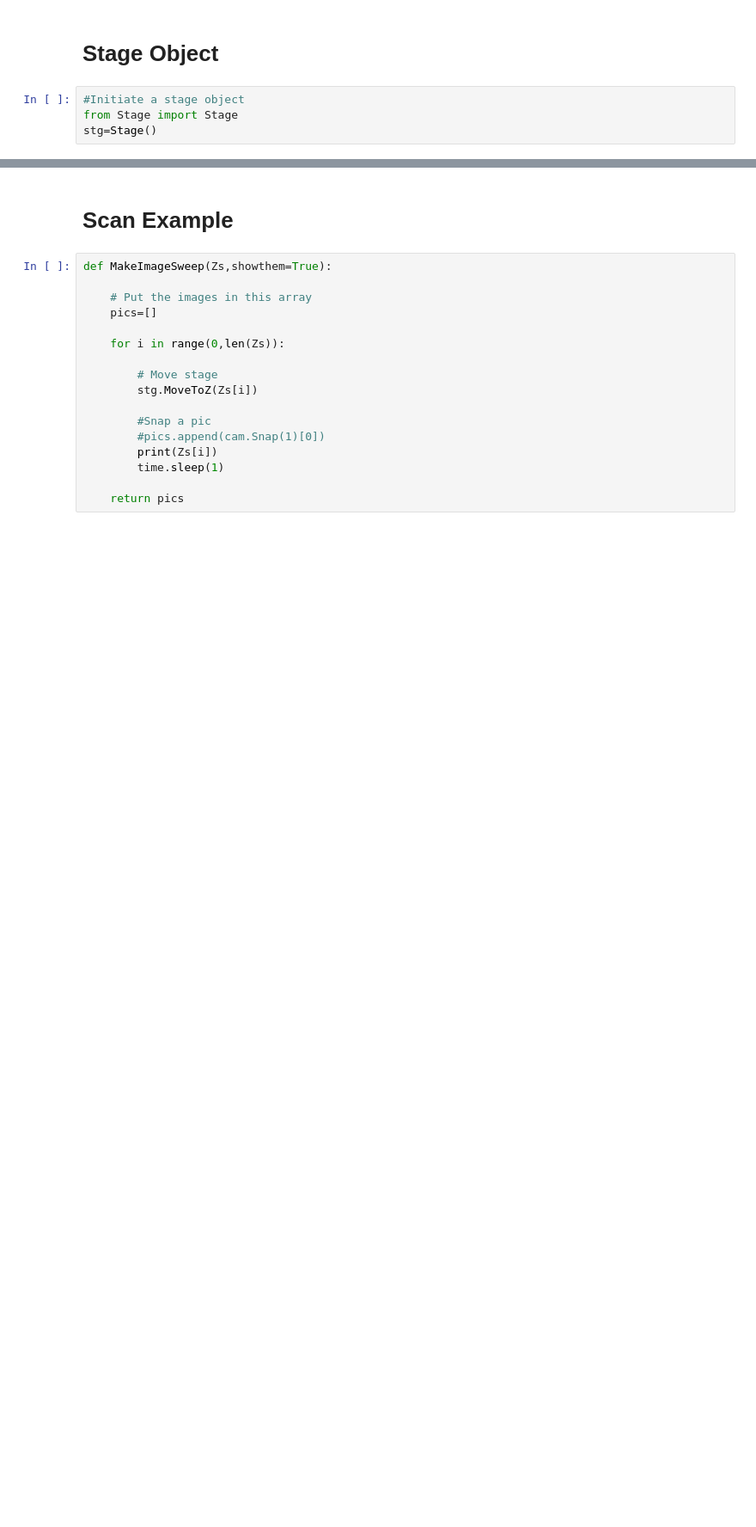
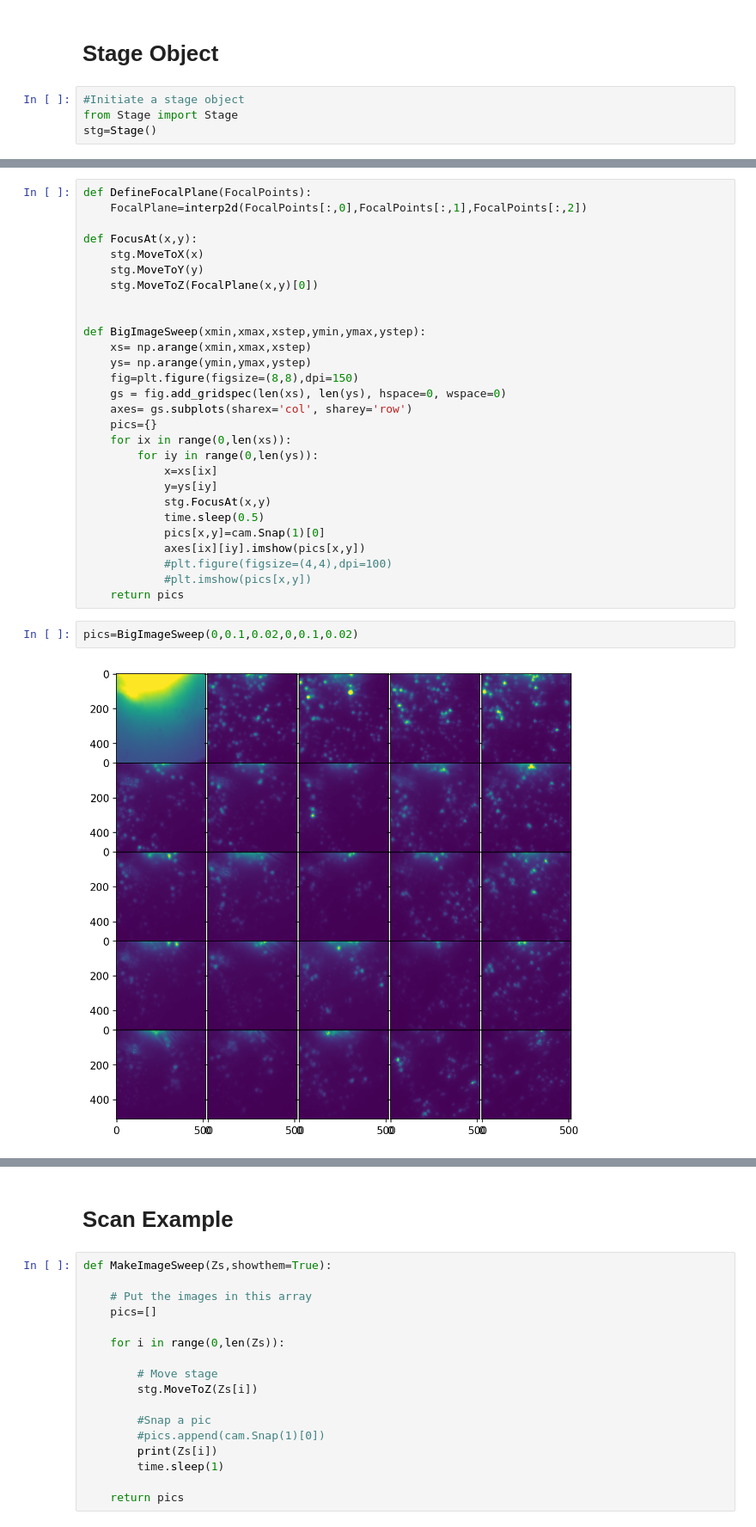
Before and after one commit to UTA-REST/MicroscopeControlSuite, a Jupyter notebook: ExampleHamAndStage.ipynb, the cells around one changed output, grey strips where cells are left out. Shown at 86% size. Cells and saved outputs as stored; diff of their text form; blank space fills up the shorter version.

Commit message:
Updates for focus scan

```diff
--- a/ExampleHamAndStage.ipynb
+++ b/ExampleHamAndStage.ipynb
@@ -77,0 +63,32 @@ Stage at  0 -0.75 3.8
+# %%
+def DefineFocalPlane(FocalPoints):
+    FocalPlane=interp2d(FocalPoints[:,0],FocalPoints[:,1],FocalPoints[:,2])
+
+def FocusAt(x,y):
+    stg.MoveToX(x)
+    stg.MoveToY(y)
+    stg.MoveToZ(FocalPlane(x,y)[0])
+
+
+def BigImageSweep(xmin,xmax,xstep,ymin,ymax,ystep):
+    xs= np.arange(xmin,xmax,xstep)
+    ys= np.arange(ymin,ymax,ystep)
+    fig=plt.figure(figsize=(8,8),dpi=150)
+    gs = fig.add_gridspec(len(xs), len(ys), hspace=0, wspace=0)
+    axes= gs.subplots(sharex='col', sharey='row')
+    pics={}
+    for ix in range(0,len(xs)):
+        for iy in range(0,len(ys)):
+            x=xs[ix]
+            y=ys[iy]
+            stg.FocusAt(x,y)
+            time.sleep(0.5)
+            pics[x,y]=cam.Snap(1)[0]
+            axes[ix][iy].imshow(pics[x,y])
+            #plt.figure(figsize=(4,4),dpi=100)
+            #plt.imshow(pics[x,y])
+    return pics
+# %%
+pics=BigImageSweep(0,0.1,0.02,0,0.1,0.02)
+# %% [output]
+[figure, added]
```
Also changed, not shown: parts of 13 cells of this notebook, 2 other files.
